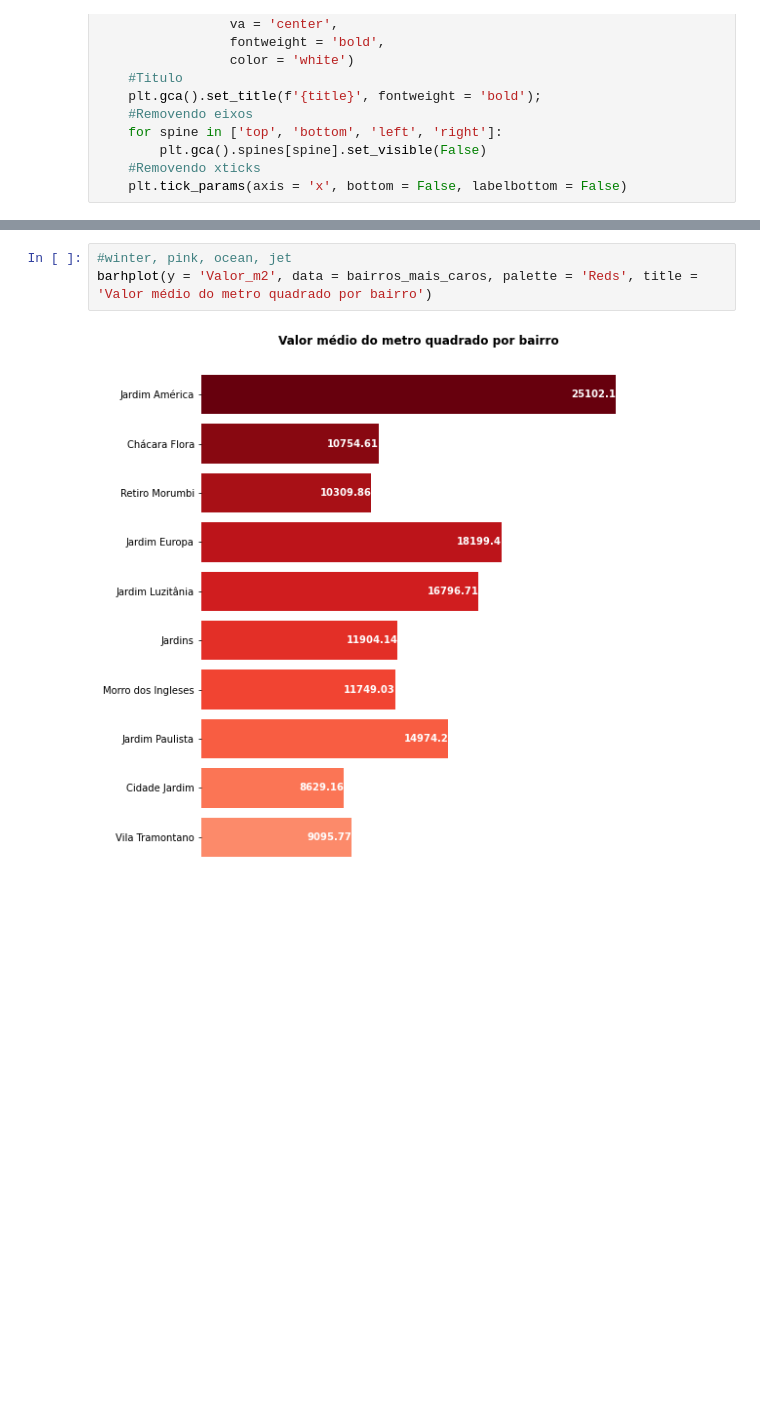
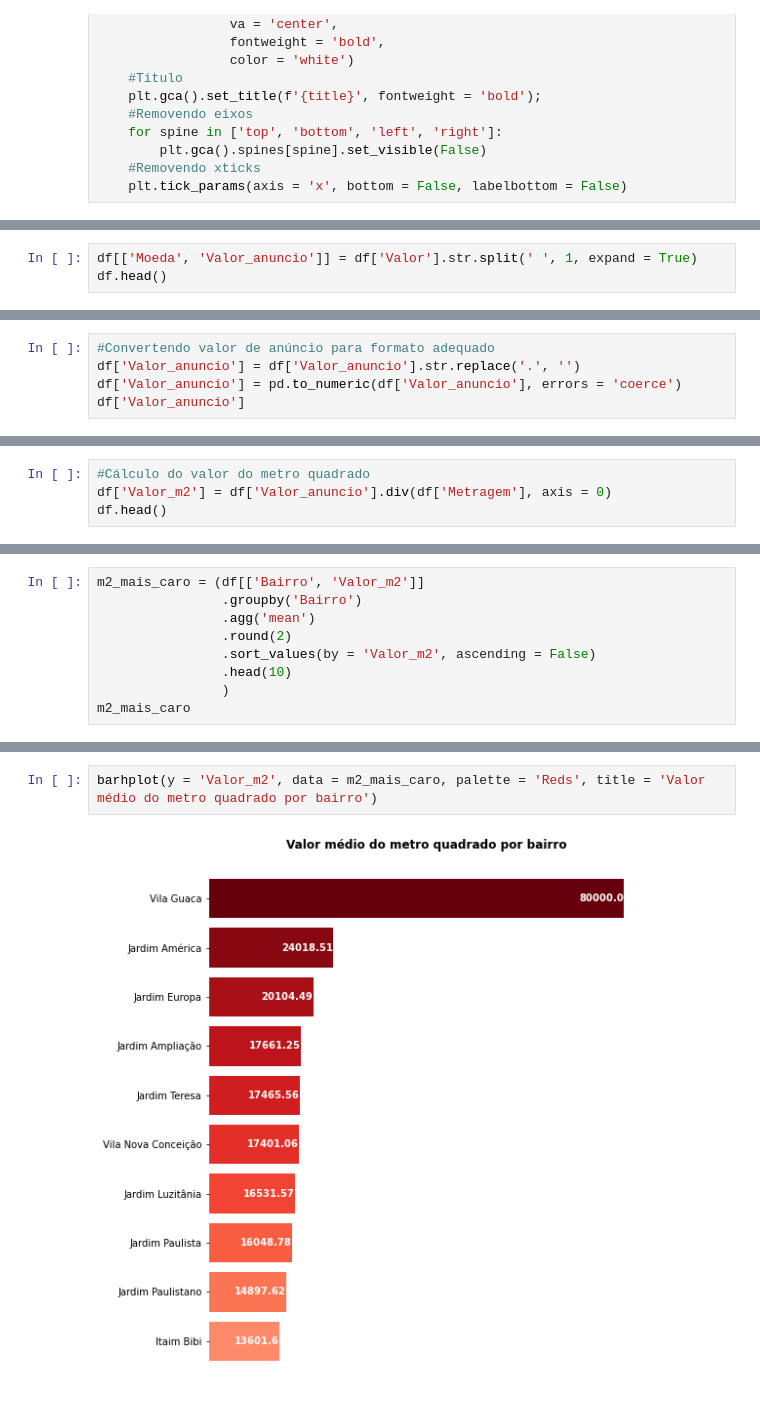
Before and after one commit to luizaires/Analise-de-dados-de-imoveis, a Jupyter notebook: Analise-de-dados-de-venda-de-imoveis.ipynb, the cells around one changed output, grey strips where cells are left out. Cells and saved outputs as stored; diff of their text form; blank space fills up the shorter version.

```diff
--- a/Analise-de-dados-de-venda-de-imoveis.ipynb
+++ b/Analise-de-dados-de-venda-de-imoveis.ipynb
@@ -261,0 +312,3 @@ bairros_mais_caros
+# %%
+df[['Moeda', 'Valor_anuncio']] = df['Valor'].str.split(' ', 1, expand = True)
+df.head()
@@ -261,0 +326,5 @@ bairros_mais_caros
+# %%
+#Convertendo valor de anúncio para formato adequado
+df['Valor_anuncio'] = df['Valor_anuncio'].str.replace('.', '')
+df['Valor_anuncio'] = pd.to_numeric(df['Valor_anuncio'], errors = 'coerce')
+df['Valor_anuncio']
@@ -265,0 +372,4 @@ barhplot(y = 'Valor_anuncio', data = bairros_mais_caros, palette = 'Purples', ti
+# %%
+#Cálculo do valor do metro quadrado
+df['Valor_m2'] = df['Valor_anuncio'].div(df['Metragem'], axis = 0)
+df.head()
@@ -265,0 +383,9 @@ barhplot(y = 'Valor_anuncio', data = bairros_mais_caros, palette = 'Purples', ti
+# %%
+m2_mais_caro = (df[['Bairro', 'Valor_m2']]
+                .groupby('Bairro')
+                .agg('mean')
+                .round(2)
+                .sort_values(by = 'Valor_m2', ascending = False)
+                .head(10)
+                )
+m2_mais_caro
@@ -266,5 +405,4 @@ barhplot(y = 'Valor_anuncio', data = bairros_mais_caros, palette = 'Purples', ti
 # %%
-#winter, pink, ocean, jet
-barhplot(y = 'Valor_m2', data = bairros_mais_caros, palette = 'Reds', title = 'Valor médio do metro quadrado por bairro')
+barhplot(y = 'Valor_m2', data = m2_mais_caro, palette = 'Reds', title = 'Valor médio do metro quadrado por bairro')
 # %% [output]
-[figure, old version]
+[figure, new version]
```
Also changed, not shown: parts of 41 cells of this notebook, 2 other files.
